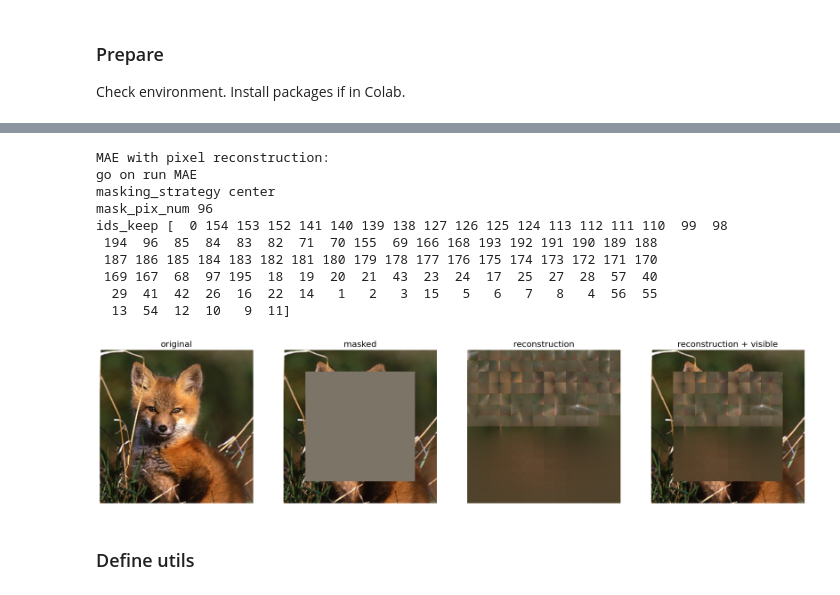
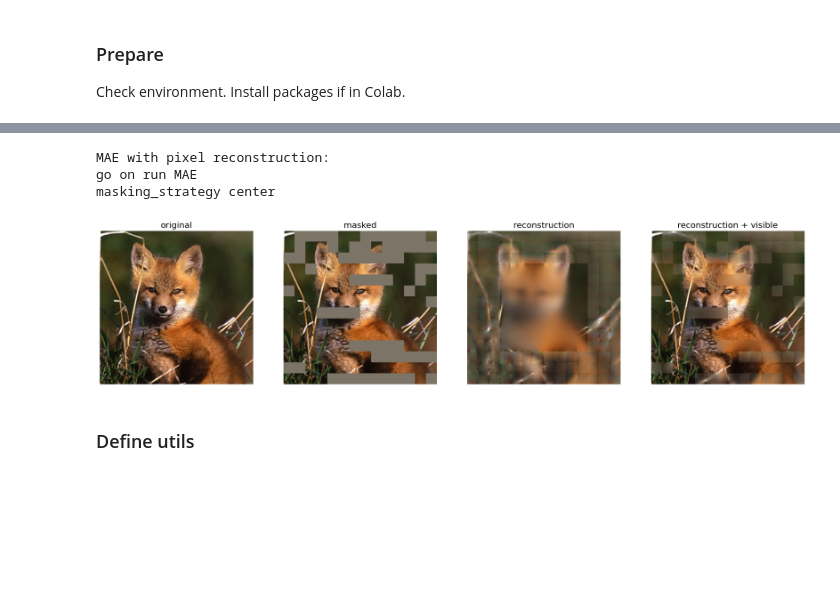
Before and after one commit to JerryX1110/mae, a Jupyter notebook: demo/mae_visualize.ipynb, the cells around one changed output, grey strips where cells are left out. Cells and saved outputs as stored; diff of their text form; code cells hidden in the pictures; blank space fills up the shorter version.

```diff
--- a/demo/mae_visualize.ipynb
+++ b/demo/mae_visualize.ipynb
@@ -47,24 +47,17 @@ Unpacking objects: 100% (81/81), 2.95 MiB | 5.23 MiB/s, done.
 # %%
 # make random mask reproducible (comment out to make it change)
 torch.manual_seed(2)
 print('MAE with pixel reconstruction:')
 #run_one_image(img, model_mae, mask_ratio=1, masking_strategy='center')
 #run_one_image(img, model_mae, mask_ratio=0.5, masking_strategy='random')
 #run_one_image(img, model_mae, mask_ratio=0.75, masking_strategy='random')
 
-run_one_image(img, model_mae, mask_ratio=0.4, masking_strategy='center')
+run_one_image(img, model_mae, mask_ratio=0.5, masking_strategy='center')
 # %% [output]
 MAE with pixel reconstruction:
 go on run MAE
 masking_strategy center
-mask_pix_num 96
-ids_keep [  0 154 153 152 141 140 139 138 127 126 125 124 113 112 111 110  99  98
- 194  96  85  84  83  82  71  70 155  69 166 168 193 192 191 190 189 188
- 187 186 185 184 183 182 181 180 179 178 177 176 175 174 173 172 171 170
- 169 167  68  97 195  18  19  20  21  43  23  24  17  25  27  28  57  40
-  29  41  42  26  16  22  14   1   2   3  15   5   6   7   8   4  56  55
-  13  54  12  10   9  11]
-[figure, old version]
+[figure, new version]
 # %% [markdown]
 ### Define utils
 # %%
```
Also changed, not shown: parts of 5 cells of this notebook.
